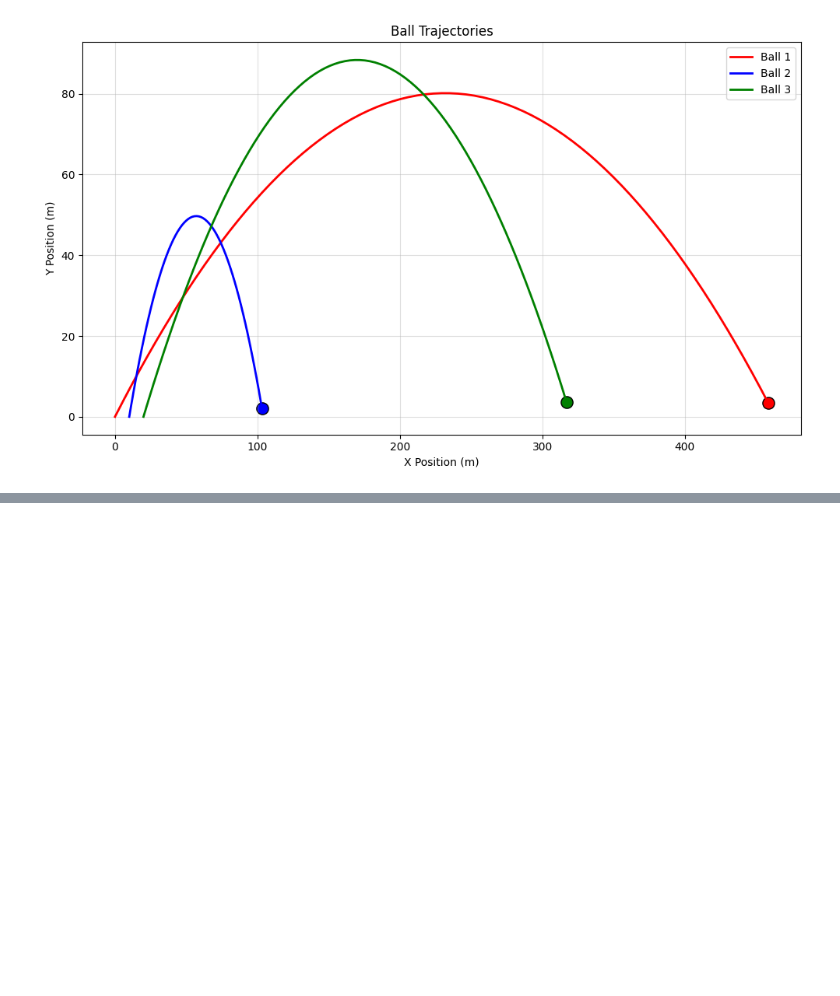
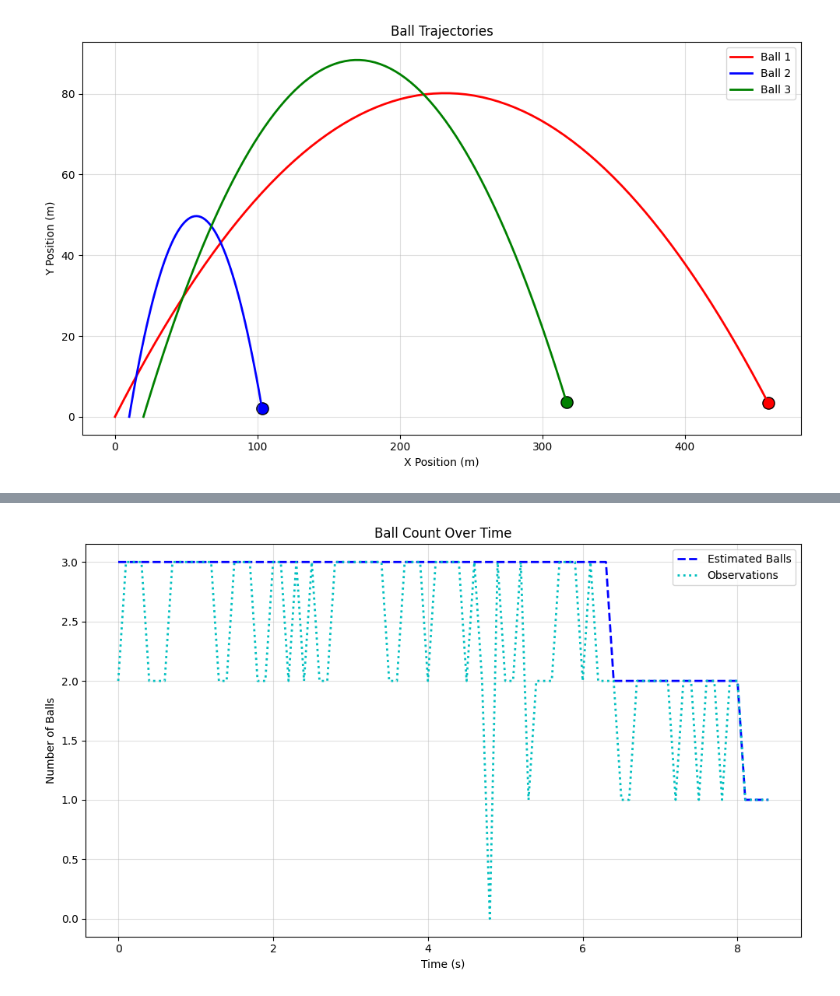
Before and after one commit to DamianJack/ball-tracking-particle-filter, a Jupyter notebook: src/ball_tracking.ipynb, the cells around one changed output, grey strips where cells are left out. Saved outputs shown, nothing was run; the diff lists cells and outputs as text; code cells hidden in the pictures; blank space fills up the shorter version.

```diff
--- a/src/ball_tracking.ipynb
+++ b/src/ball_tracking.ipynb
@@ -188,0 +203,5 @@ t= 8.40s  ||      N/A       |       N/A      ||      N/A       |       N/A
+# %%
+plot = BallCountPlot(time_values, estimated_balls, observed_balls)
+plot.visualize()
+# %% [output]
+[figure, added]
```
Also changed, not shown: parts of 4 cells of this notebook, 1 other file.
